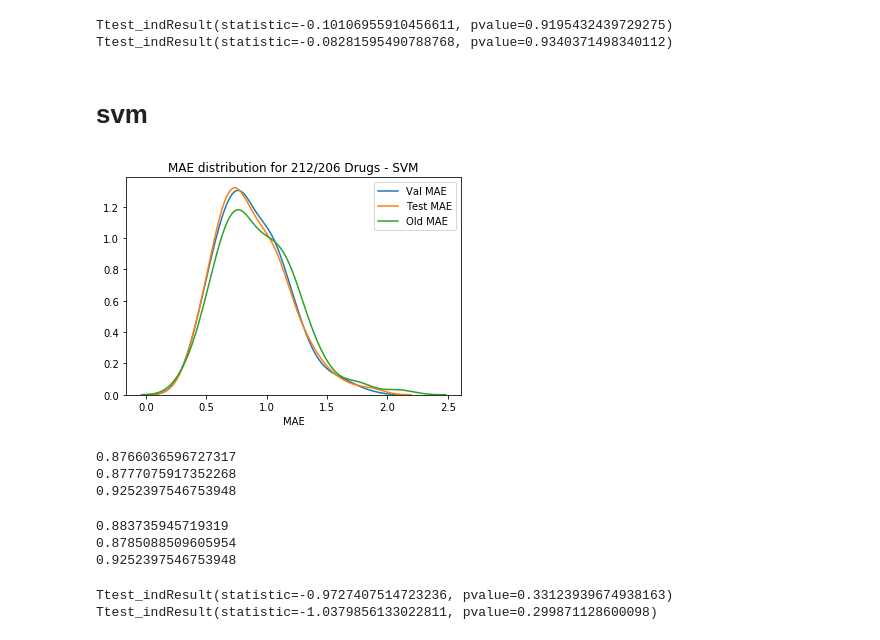
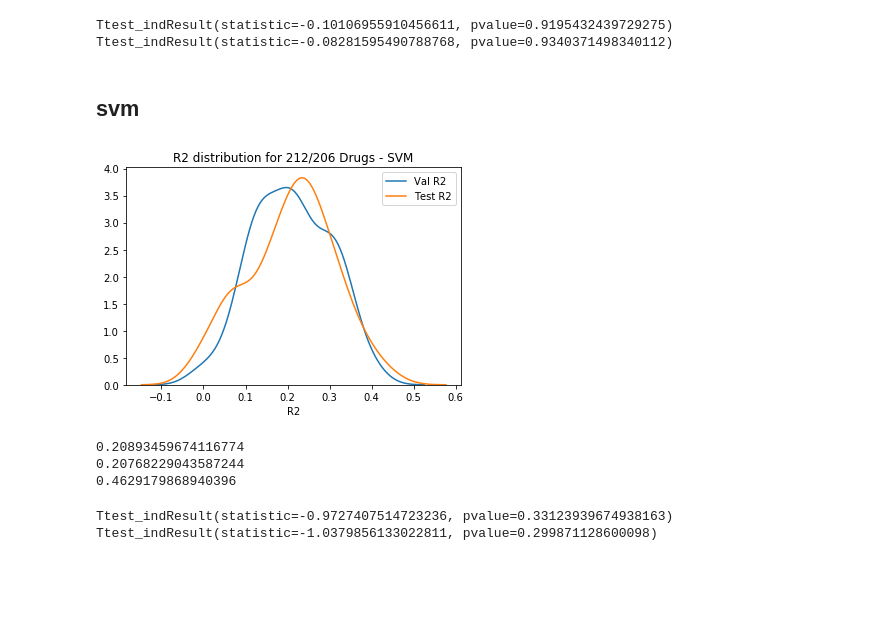
Before and after one commit to EmanuelGoncalves/cancer_proteomics, a Jupyter notebook: drug_response/notebooks/grid_search_analysis.ipynb, the cells around one changed output. Drawn from its saved outputs; the diff is of its cells as text; code cells hidden in the pictures; blank space fills up the shorter version.

```diff
--- a/drug_response/notebooks/grid_search_analysis.ipynb
+++ b/drug_response/notebooks/grid_search_analysis.ipynb
@@ -77,36 +79,26 @@ print(ttest_ind(scores_rf_knn['test_mae'], scores_rf['test_mae']))
 Ttest_indResult(statistic=-0.10106955910456611, pvalue=0.9195432439729275)
 Ttest_indResult(statistic=-0.08281595490788768, pvalue=0.9340371498340112)
 # %% [markdown]
-# svm
+## svm
 # %%
-scores_svm = pd.read_csv("../work_dirs/protein/SVM/scores_202003101516.csv")
-df_overlap = df[ic50[ic50['Drug Id'].isin(scores_svm['Drug Id'])]['Drug name'].unique()]
+scores_svm = pd.read_csv("../work_dirs/protein/SVM/scores_202003141147.csv")
 
-sns.distplot(scores_svm['val_mae'], hist=False, label='Val MAE')
-sns.distplot(scores_svm['test_mae'], hist=False, label='Test MAE')
-sns.distplot(df_overlap.iloc[0,:].astype(float), hist=False, label='Old MAE')
+sns.distplot(scores_svm['val_score'], hist=False, label='Val R2')
+sns.distplot(scores_svm['test_r2'], hist=False, label='Test R2')
 plt.legend()
-plt.title('MAE distribution for 212/206 Drugs - SVM')
-plt.xlabel("MAE")
+plt.title('R2 distribution for 212/206 Drugs - SVM')
+plt.xlabel("R2")
 plt.show()
 # %% [output]
-[figure, old version]
+[figure, new version]
 # %%
-print(scores_svm['val_mae'].mean())
-print(scores_svm['test_mae'].mean())
-print(df_overlap.iloc[0,:].astype(float).mean())
+print(scores_svm['val_score'].mean())
+print(scores_svm['test_r2'].mean())
+print(scores_svm['test_corr'].mean())
 # %% [output]
-0.8766036596727317
-0.8777075917352268
-0.9252397546753948
+0.20893459674116774
+0.20768229043587244
+0.4629179868940396
-# %%
-print(scores_svm['val_mae'].mean())
-print(scores_svm['test_mae'].mean())
-print(df_overlap.iloc[0,:].astype(float).mean())
-# %% [output]
-0.883735945719319
-0.8785088509605954
-0.9252397546753948
 # %%
 print(ttest_ind(scores_svm['val_mae'], scores_rf['val_mae']))
 print(ttest_ind(scores_svm['test_mae'], scores_rf['test_mae']))
```
Also changed, not shown: parts of 25 cells of this notebook, 41 other files.
